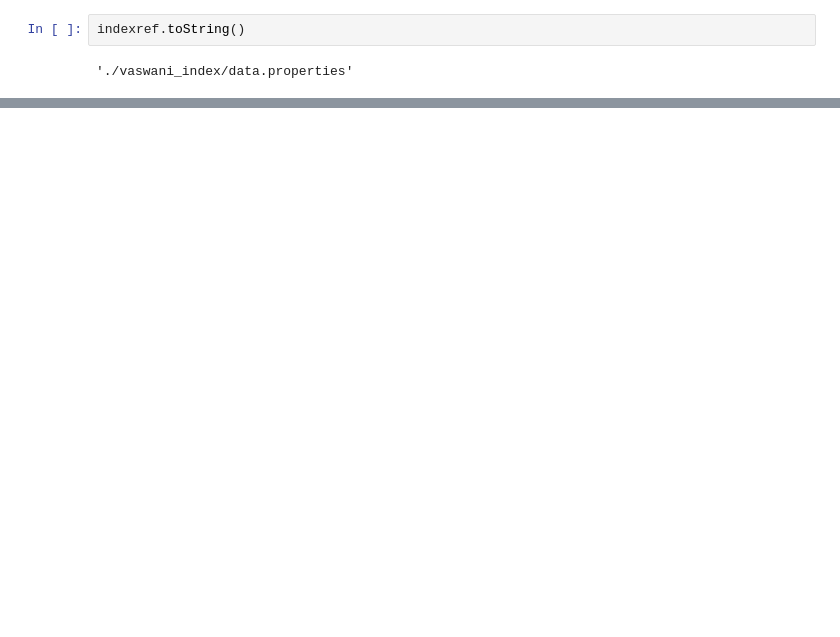
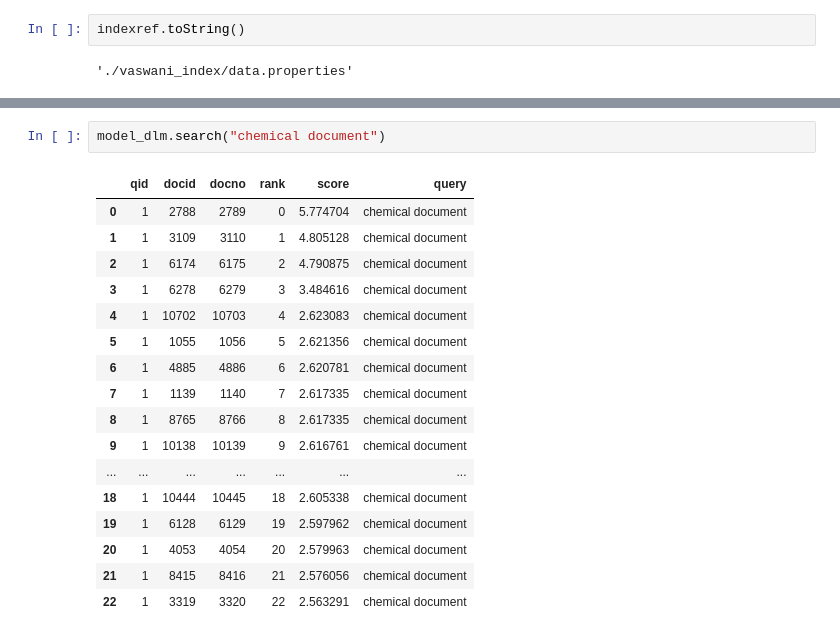
Before and after one commit to tolosoft/CACIC2023_AIREDM, a Jupyter notebook: src/01-Indexing&Retrieval.ipynb, the cells around one changed output, grey strips where cells are left out. Cells and saved outputs as stored; diff of their text form; blank space fills up the shorter version.

```diff
--- a/src/01-Indexing&Retrieval.ipynb
+++ b/src/01-Indexing&Retrieval.ipynb
@@ -276,0 +199,20 @@ print (float(list_docs_size))
+# %%
+model_dlm.search("chemical document")
+# %% [output]
+|  | qid | docid | docno | rank | score | query |
+| 0 | 1 | 2788 | 2789 | 0 | 5.774704 | chemical document |
+| 1 | 1 | 3109 | 3110 | 1 | 4.805128 | chemical document |
+| 2 | 1 | 6174 | 6175 | 2 | 4.790875 | chemical document |
+| 3 | 1 | 6278 | 6279 | 3 | 3.484616 | chemical document |
+| 4 | 1 | 10702 | 10703 | 4 | 2.623083 | chemical document |
+| 5 | 1 | 1055 | 1056 | 5 | 2.621356 | chemical document |
+| 6 | 1 | 4885 | 4886 | 6 | 2.620781 | chemical document |
+| 7 | 1 | 1139 | 1140 | 7 | 2.617335 | chemical document |
+| 8 | 1 | 8765 | 8766 | 8 | 2.617335 | chemical document |
+| 9 | 1 | 10138 | 10139 | 9 | 2.616761 | chemical document |
+| ... | ... | ... | ... | ... | ... | ... |
+| 18 | 1 | 10444 | 10445 | 18 | 2.605338 | chemical document |
+| 19 | 1 | 6128 | 6129 | 19 | 2.597962 | chemical document |
+| 20 | 1 | 4053 | 4054 | 20 | 2.579963 | chemical document |
+| 21 | 1 | 8415 | 8416 | 21 | 2.576056 | chemical document |
+| 22 | 1 | 3319 | 3320 | 22 | 2.563291 | chemical document |
```
Also changed, not shown: parts of 51 cells of this notebook.
